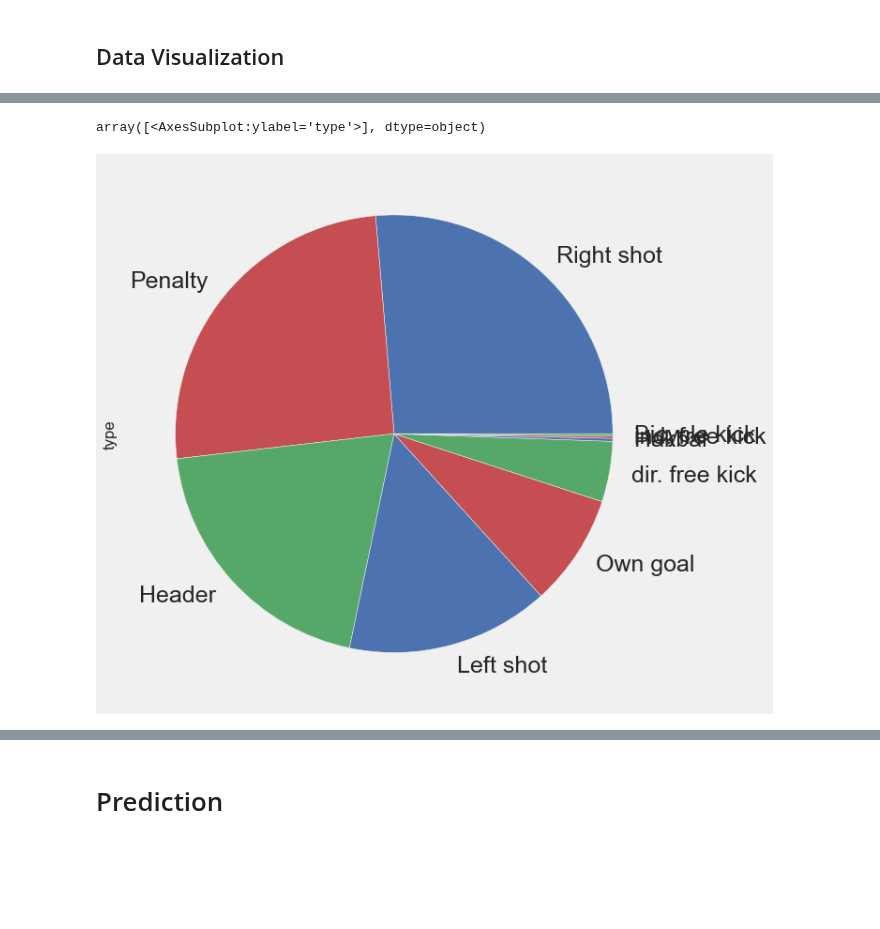
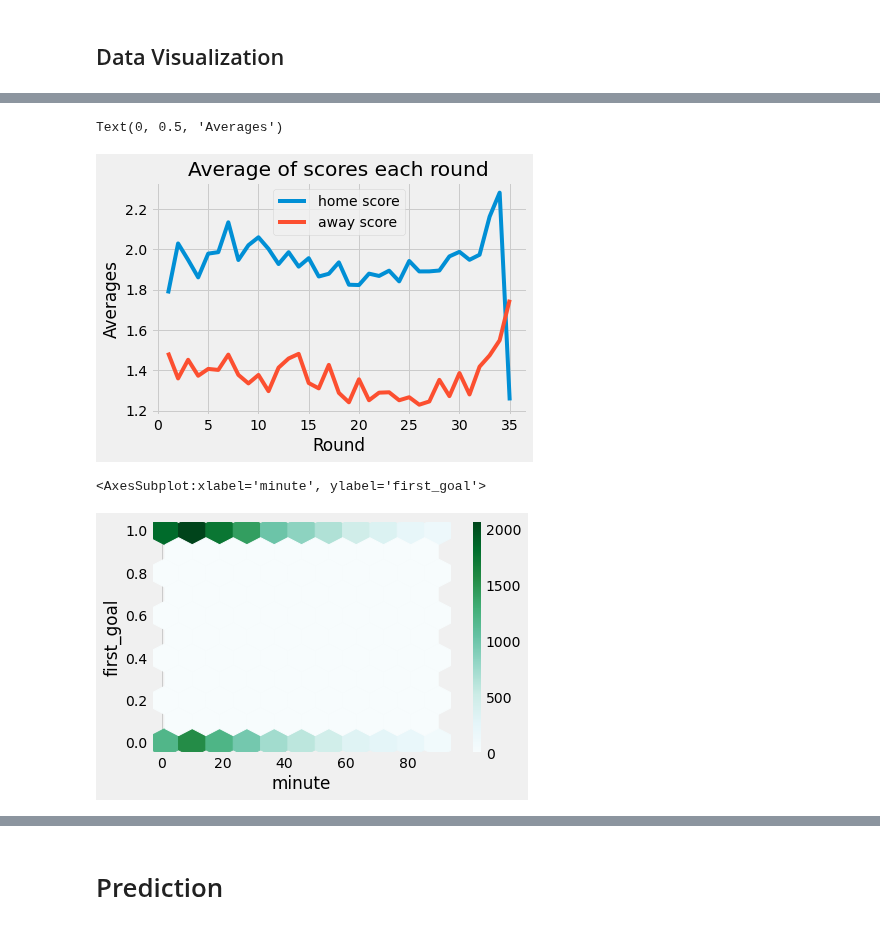
Before and after one commit to mohammedaljader/Football_Predictions_ML, a Jupyter notebook: Predict_first_goal.ipynb, the cells around one changed output, grey strips where cells are left out. Drawn from its saved outputs; the diff is of its cells as text; code cells hidden in the pictures; blank space fills up the shorter version.

```diff
--- a/Predict_first_goal.ipynb
+++ b/Predict_first_goal.ipynb
@@ -302,6 +286,25 @@ df_merge.plot.hexbin(x="minute", y="home_score", gridsize=10)
-# %%
-groubBy_typeGoal.plot.pie(colors=list("brg"), fontsize=25, figsize=(10,10), subplots=True)
-# groubBy_typeGoal.plot.pie(subplots=True)
-# %% [output]
-array([<AxesSubplot:ylabel='type'>], dtype=object)
-[figure, removed]
+# %%
+groubBy_homeScore_EachRound = df_merge.groupby('round', as_index=False).agg(home_score_mean = ('home_score', 'mean'),
+                                                                away_score_mean = ('away_score', 'mean'))
+
+plt.plot(groubBy_homeScore_EachRound['round'], groubBy_homeScore_EachRound['home_score_mean'], label="home score")
+plt.plot(groubBy_homeScore_EachRound['round'], groubBy_homeScore_EachRound['away_score_mean'], label="away score")
+plt.legend()
+plt.title("Average of scores each round")
+plt.xlabel("Round")
+plt.ylabel("Averages")
+# %% [output]
+Text(0, 0.5, 'Averages')
+[figure, added]
+# %%
+df_plot = pd.DataFrame()
+minute = df_merge['minute']
+first_goal = df_merge["first_goal"]
+
+df_plot['minute'] = minute
+df_plot['first_goal'] = first_goal
+df_plot["first_goal"].replace({"home": 1, "away": 0}, inplace=True)
+df_plot.plot.hexbin(x="minute", y="first_goal", gridsize=10)
+# %% [output]
+<AxesSubplot:xlabel='minute', ylabel='first_goal'>
+[figure, added]
```
Also changed, not shown: parts of 12 cells of this notebook.
